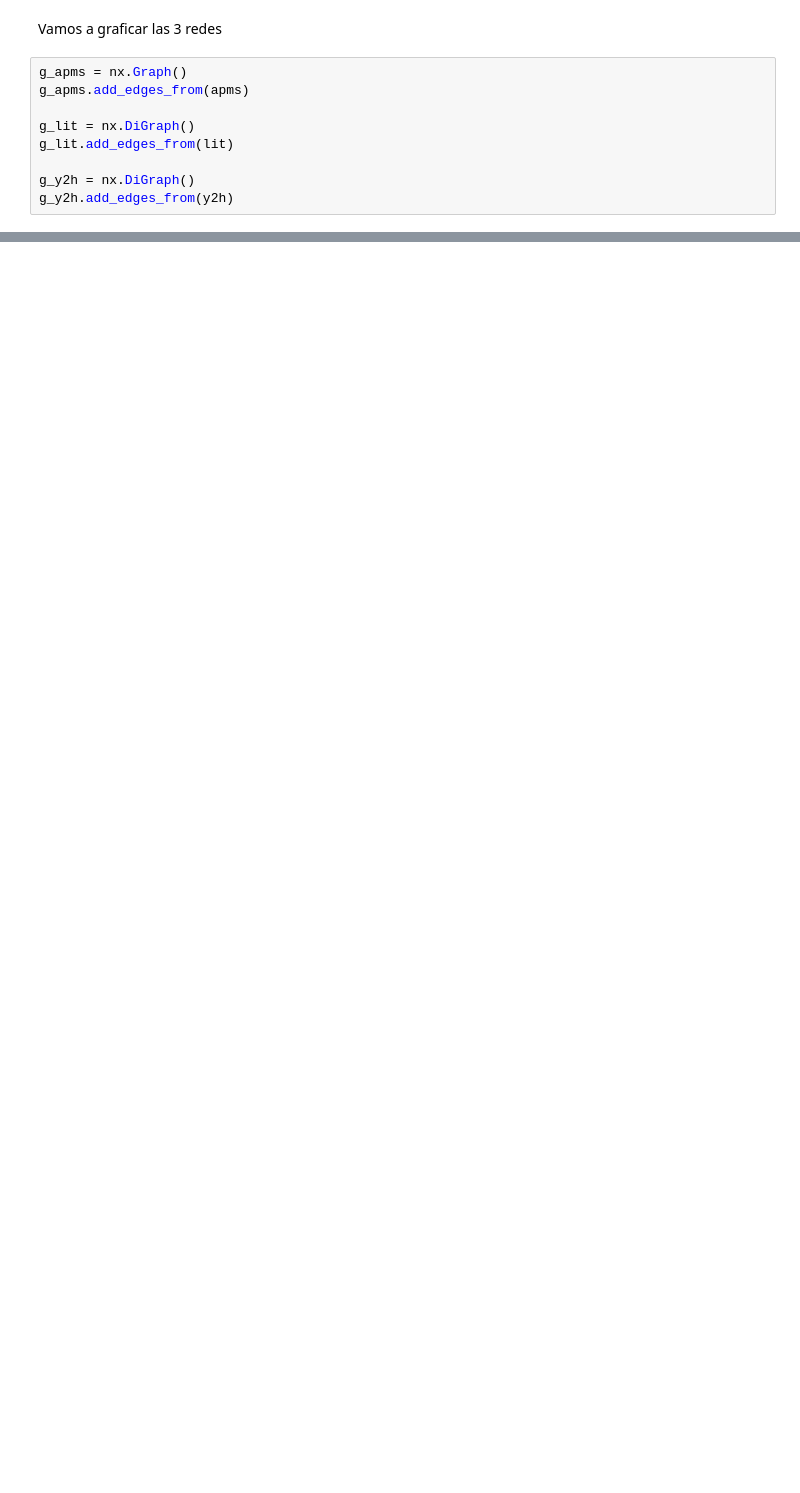
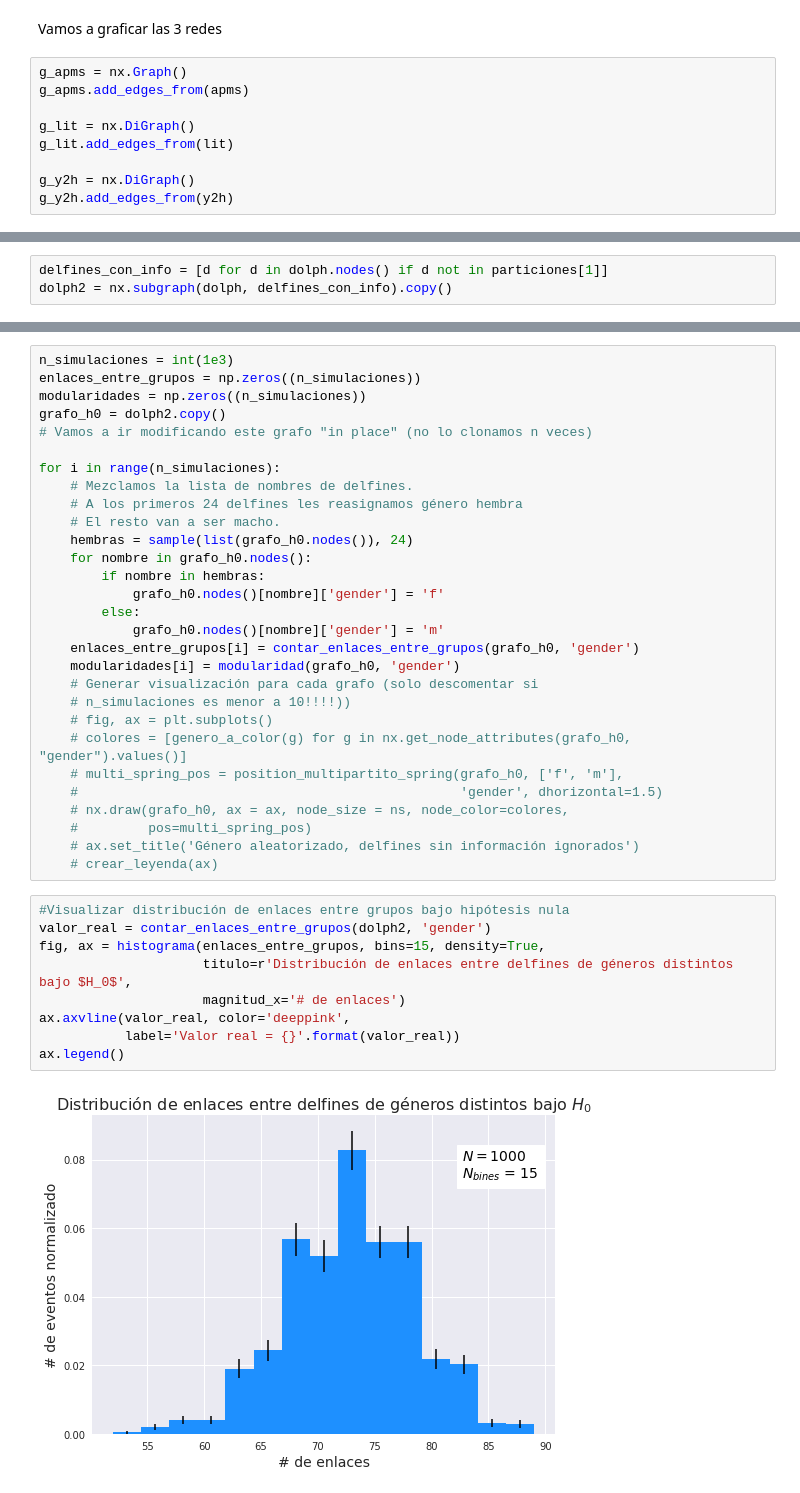
Before and after one commit to GRGab/Urdimbres-Sofisticadas, a Jupyter notebook: Tp1/Trabajo_computacional_1.ipynb, the cells around one changed output, grey strips where cells are left out. Cells and saved outputs as stored; diff of their text form; blank space fills up the shorter version.

Commit message:
Segui escribiendo el Tp1 a entregar en Jupyter Notebook y ordene un poco los codigos del punto 1 y 2.

```diff
--- a/Tp1/Trabajo_computacional_1.ipynb
+++ b/Tp1/Trabajo_computacional_1.ipynb
@@ -72,0 +252,3 @@ nx.draw(g_y2h, node_size = 35)
+# %%
+delfines_con_info = [d for d in dolph.nodes() if d not in particiones[1]]
+dolph2 = nx.subgraph(dolph, delfines_con_info).copy()
@@ -72,0 +257,40 @@ nx.draw(g_y2h, node_size = 35)
+# %%
+n_simulaciones = int(1e3)
+enlaces_entre_grupos = np.zeros((n_simulaciones))
+modularidades = np.zeros((n_simulaciones))
+grafo_h0 = dolph2.copy()
+# Vamos a ir modificando este grafo "in place" (no lo clonamos n veces)
+
+for i in range(n_simulaciones):
+    # Mezclamos la lista de nombres de delfines.
+    # A los primeros 24 delfines les reasignamos género hembra
+    # El resto van a ser macho.
+    hembras = sample(list(grafo_h0.nodes()), 24)
+    for nombre in grafo_h0.nodes():
+        if nombre in hembras:
+            grafo_h0.nodes()[nombre]['gender'] = 'f'
+        else:
+            grafo_h0.nodes()[nombre]['gender'] = 'm'
+    enlaces_entre_grupos[i] = contar_enlaces_entre_grupos(grafo_h0, 'gender')
+    modularidades[i] = modularidad(grafo_h0, 'gender')
+    # Generar visualización para cada grafo (solo descomentar si
+    # n_simulaciones es menor a 10!!!!))
+    # fig, ax = plt.subplots()
+    # colores = [genero_a_color(g) for g in nx.get_node_attributes(grafo_h0, "gender").values()]
+    # multi_spring_pos = position_multipartito_spring(grafo_h0, ['f', 'm'],
+    #                                                 'gender', dhorizontal=1.5)
+    # nx.draw(grafo_h0, ax = ax, node_size = ns, node_color=colores,
+    #         pos=multi_spring_pos)
+    # ax.set_title('Género aleatorizado, delfines sin información ignorados')
+    # crear_leyenda(ax)
+# %%
+#Visualizar distribución de enlaces entre grupos bajo hipótesis nula
+valor_real = contar_enlaces_entre_grupos(dolph2, 'gender')
+fig, ax = histograma(enlaces_entre_grupos, bins=15, density=True,
+                     titulo=r'Distribución de enlaces entre delfines de géneros distintos bajo $H_0$',
+                     magnitud_x='# de enlaces')
+ax.axvline(valor_real, color='deeppink',
+           label='Valor real = {}'.format(valor_real))
+ax.legend()
+# %% [output]
+[figure, added]
```
Also changed, not shown: parts of 32 cells of this notebook, 5 other files.
